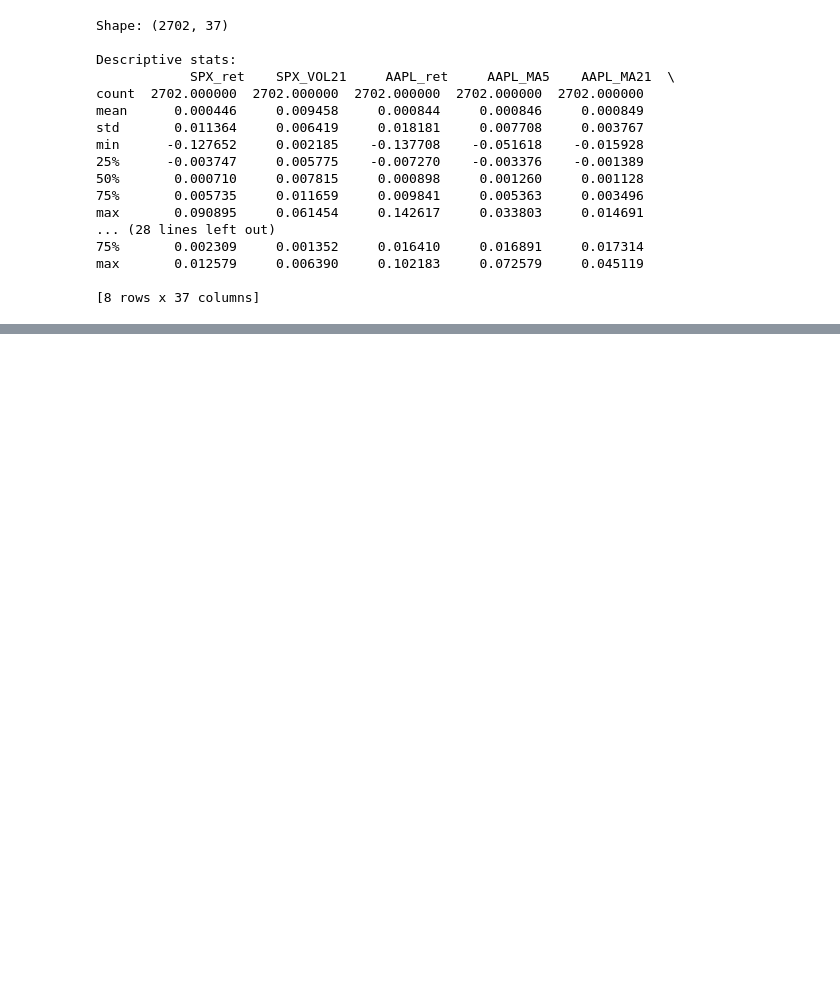
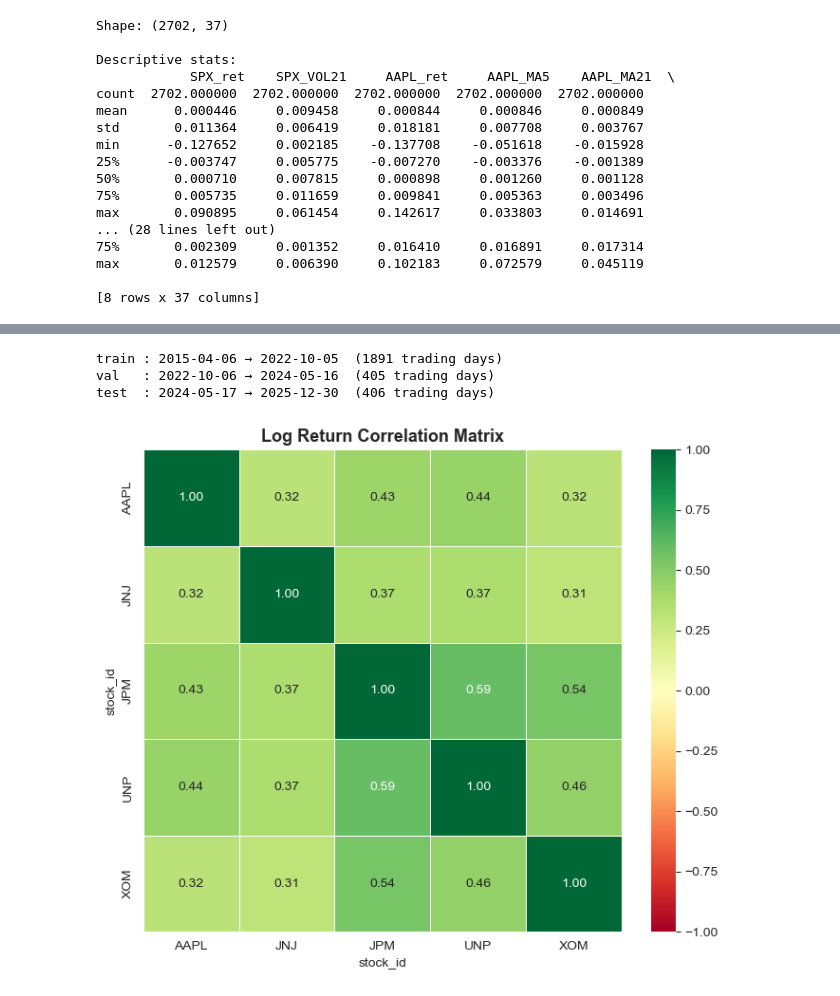
Before and after one commit to FbStatsQuant/Temporal-Fusion-Transformer, a Jupyter notebook: 1_TFT_5_Stocks.ipynb, the cells around one changed output, grey strips where cells are left out. Saved outputs shown, nothing was run; the diff lists cells and outputs as text; code cells hidden in the pictures; blank space fills up the shorter version.

```diff
--- a/1_TFT_5_Stocks.ipynb
+++ b/1_TFT_5_Stocks.ipynb
@@ -214,3 +216,11 @@ max       0.090895     0.061454     0.142617     0.033803     0.014691
 max       0.012579     0.006390     0.102183     0.072579     0.045119
 
 [8 rows x 37 columns]
+# %%
+SECTOR_MAP = {
+    "AAPL": "Technology",
+    "JPM":  "Financials",
+    "XOM":  "Energy",
+    "JNJ":  "Healthcare",
+    "UNP":  "Industrials",
+}
@@ -216,0 +313,23 @@ max       0.012579     0.006390     0.102183     0.072579     0.045119
+# %%
+# ── 2. Split boundaries ────────────────────────────────────────────────────────
+for split in ["train", "val", "test"]:
+    subset = panel[panel.split == split]["date"]
+    print(f"{split:5s} : {subset.min().date()} → {subset.max().date()}  ({subset.nunique()} trading days)")
+# %% [output]
+train : 2015-04-06 → 2022-10-05  (1891 trading days)
+val   : 2022-10-06 → 2024-05-16  (405 trading days)
+test  : 2024-05-17 → 2025-12-30  (406 trading days)
+# %%
+# ── 3. Correlation matrix of log returns ──────────────────────────────────────
+
+ret_wide = panel.pivot(index="date", columns="stock_id", values="log_return")
+corr = ret_wide.corr()
+
+fig, ax = plt.subplots(figsize=(7, 6))
+sns.heatmap(corr, annot=True, fmt=".2f", cmap="RdYlGn",
+            vmin=-1, vmax=1, linewidths=0.5, ax=ax)
+ax.set_title("Log Return Correlation Matrix", fontsize=13, fontweight="bold")
+plt.tight_layout()
+plt.show()
+# %% [output]
+[figure, added]
```
Also changed, not shown: parts of 8 cells of this notebook, 1 other file.
